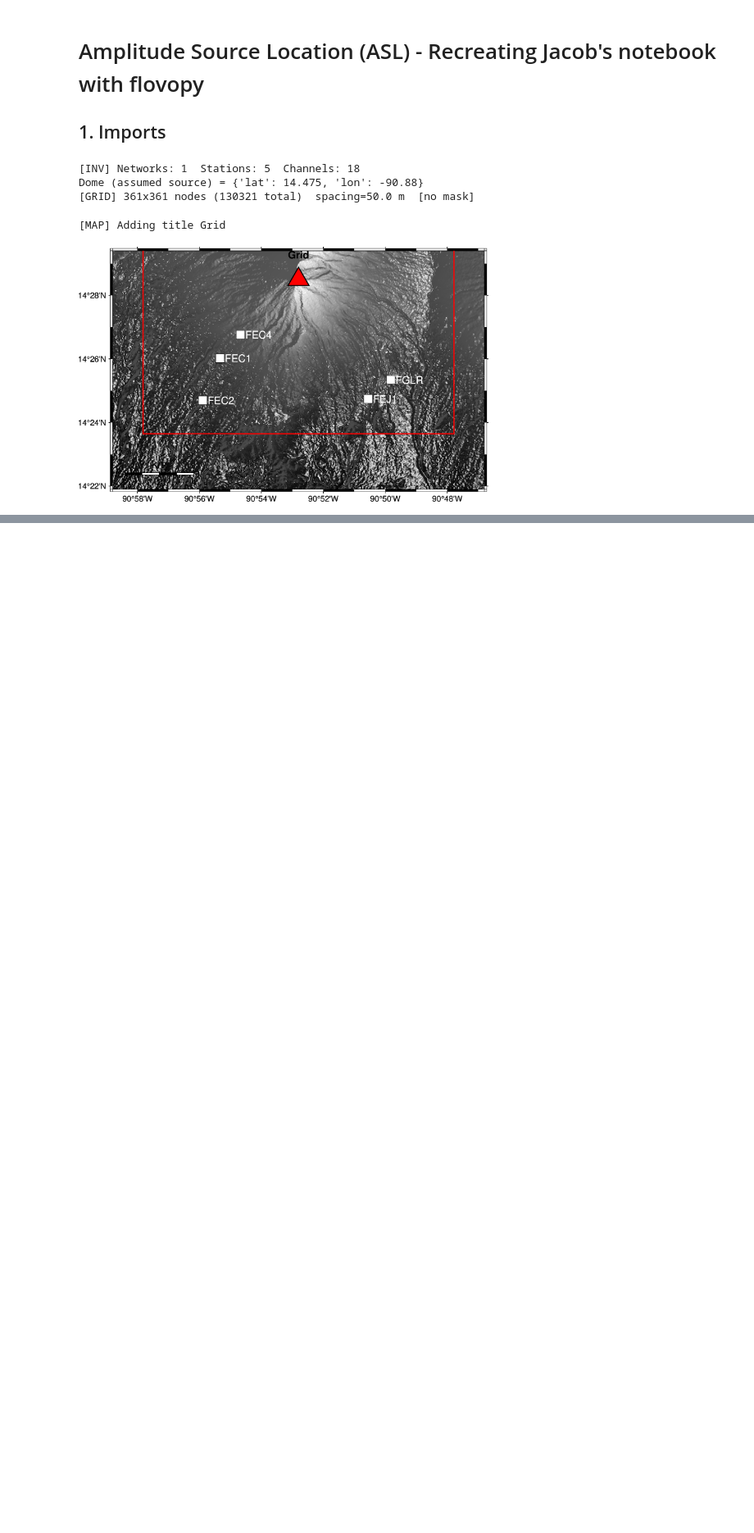
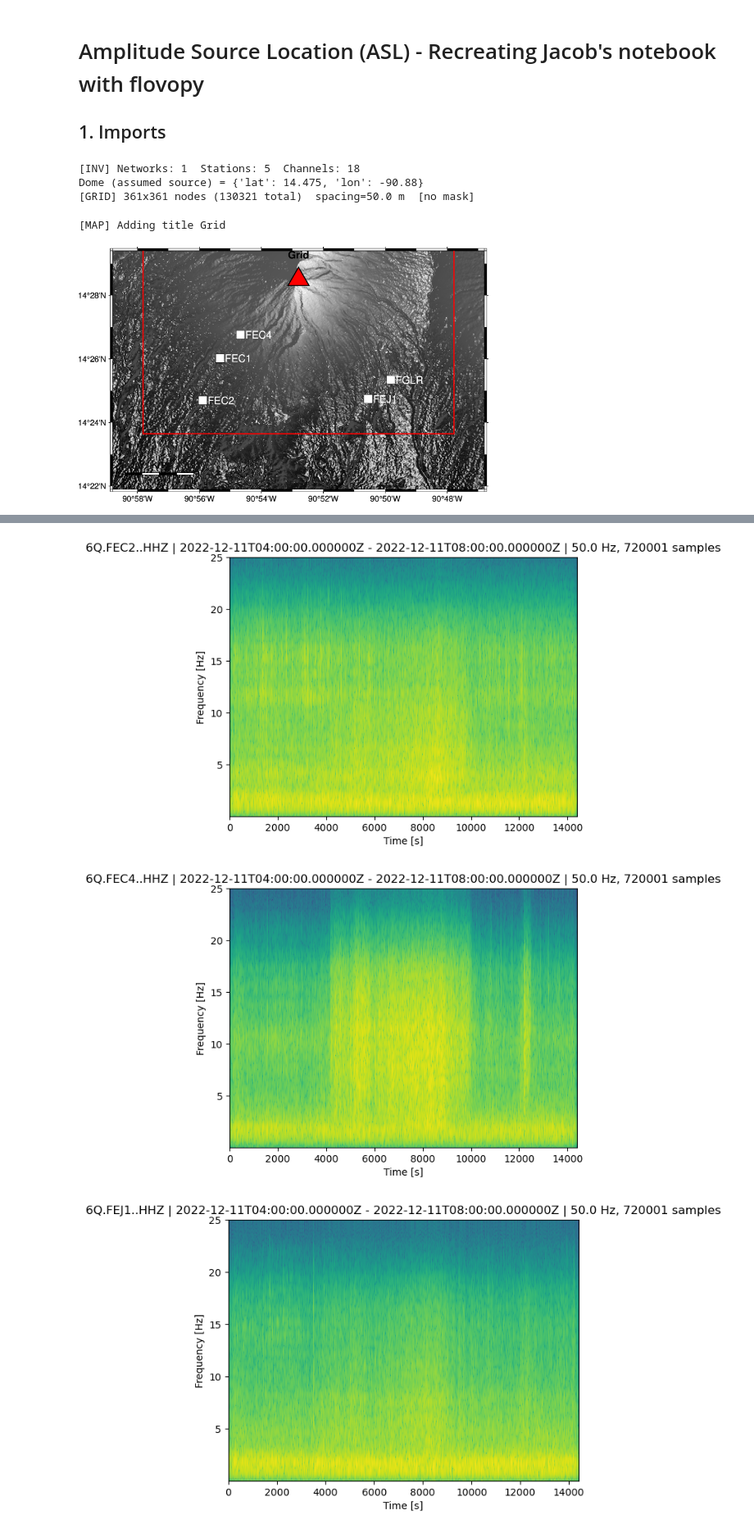
Before and after one commit to gthompson/flovopy, a Jupyter notebook: flovopy/tutorials/12_jacob_with_flovopy.ipynb, the cells around one changed output, grey strips where cells are left out. Shown at 82% size. Drawn from its saved outputs; the diff is of its cells as text; code cells hidden in the pictures; blank space fills up the shorter version.

```diff
--- a/flovopy/tutorials/12_jacob_with_flovopy.ipynb
+++ b/flovopy/tutorials/12_jacob_with_flovopy.ipynb
@@ -760,0 +155,11 @@ print(landgridobj.signature())
+# %%
+'''
+st_downsampled = st.copy()
+st_downsampled.decimate(factor=4)
+
+st_downsampled.spectrogram(dbscale=False)
+'''
+# %% [output]
+[figure, added]
+[figure, added]
+[figure, added]
```
Also changed, not shown: parts of 38 cells of this notebook, 1 other file.
